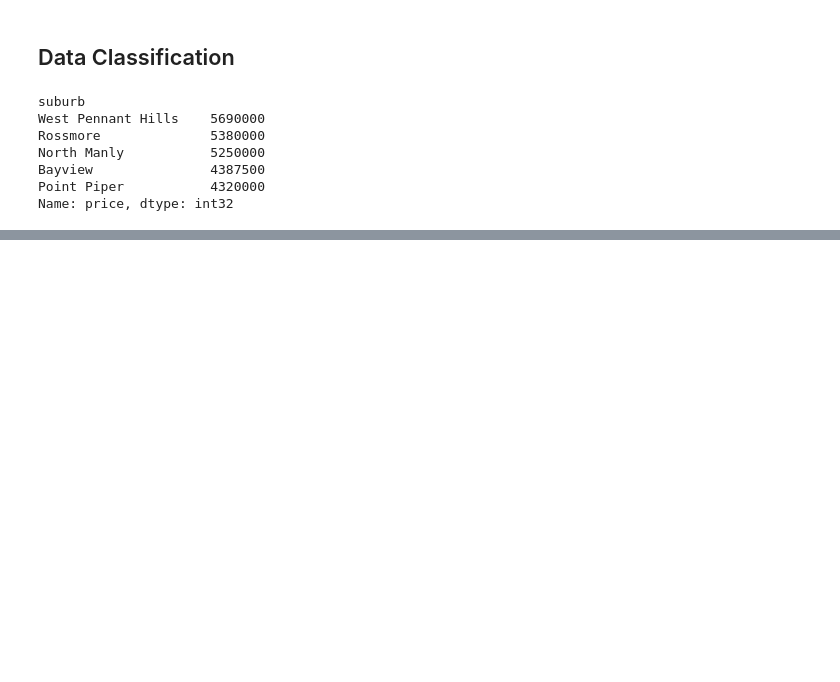
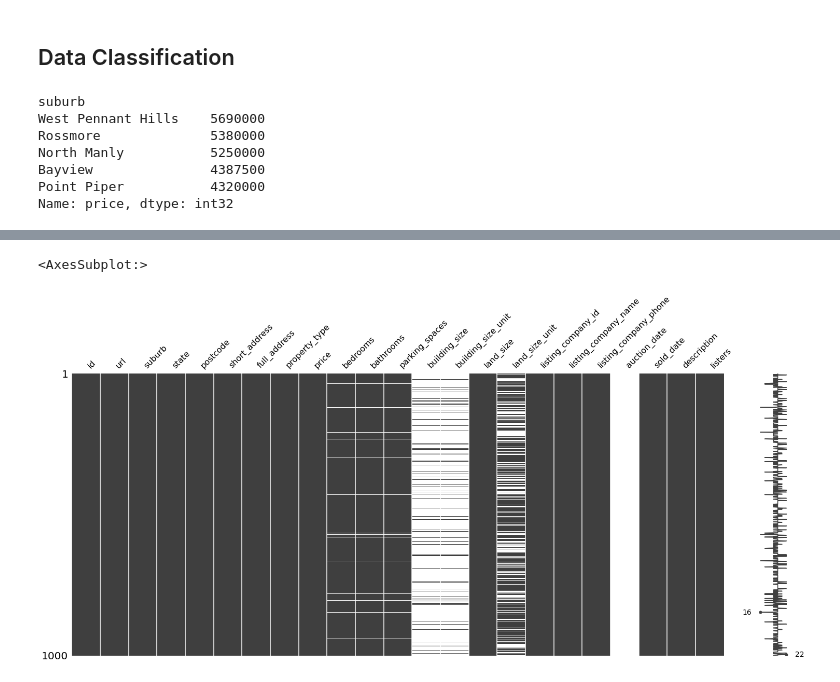
Before and after one commit to Sasmit-ai/Real-Estate-Analysis-Project, a Jupyter notebook: Real Estate Analysis.ipynb, the cells around one changed output, grey strips where cells are left out. Cells and saved outputs as stored; diff of their text form; code cells hidden in the pictures; blank space fills up the shorter version.

```diff
--- a/Real Estate Analysis.ipynb
+++ b/Real Estate Analysis.ipynb
@@ -166,0 +235,5 @@ Name: price, dtype: int32
+# %%
+msno.matrix(df)
+# %% [output]
+<AxesSubplot:>
+[figure, added]
```
Also changed, not shown: parts of 15 cells of this notebook.
